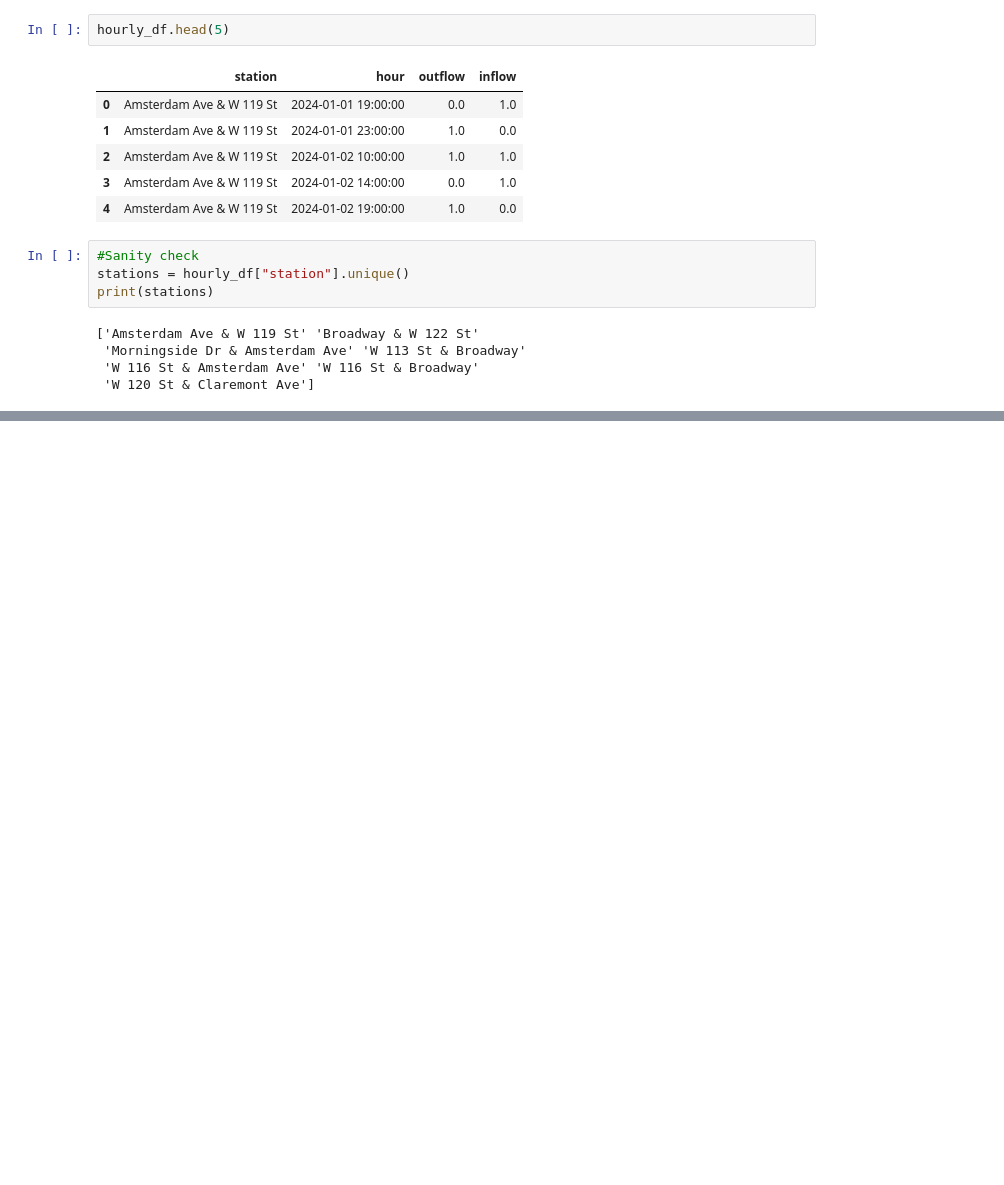
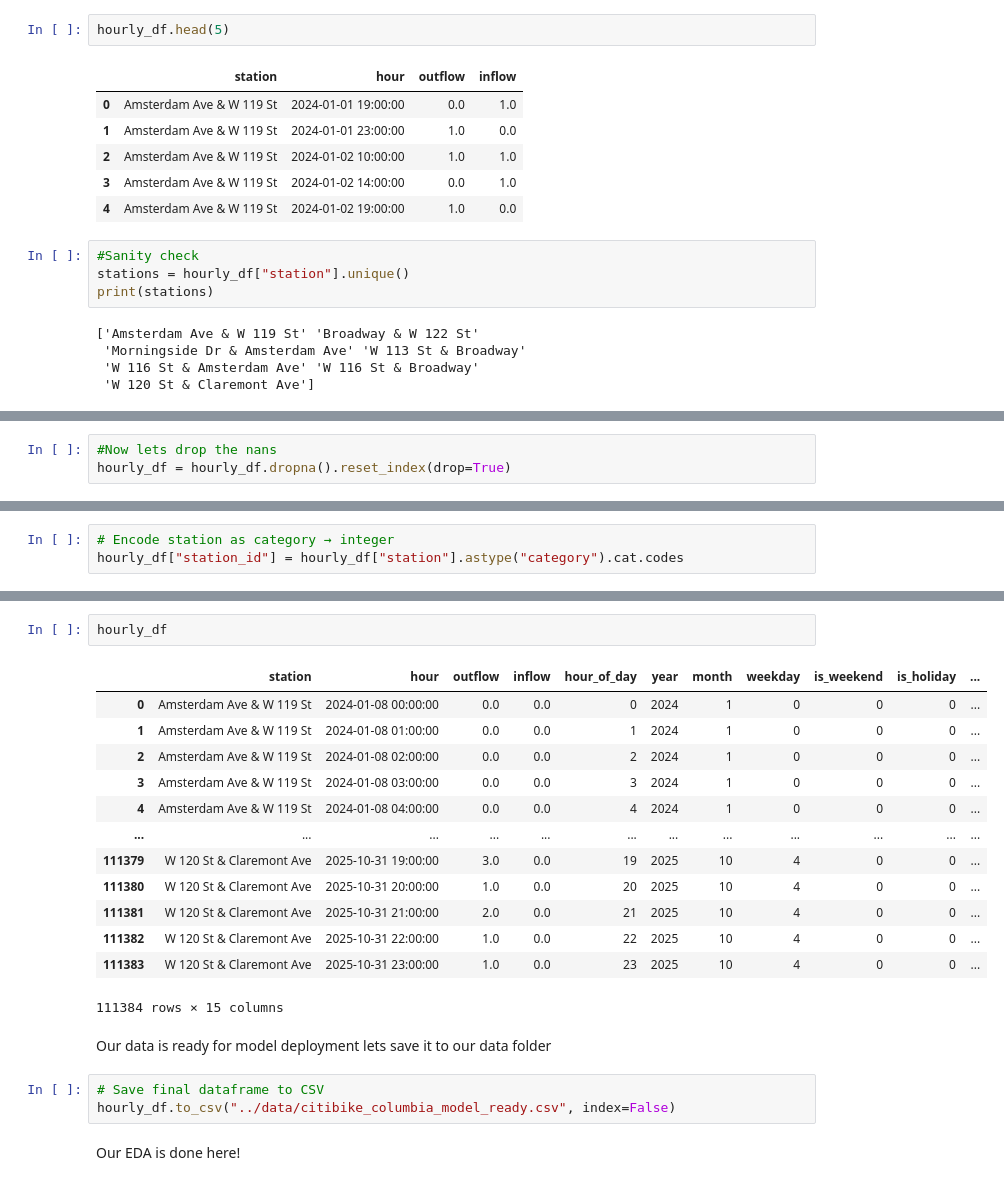
Before and after one commit to andrewsuh98/da-project-citibike, a Jupyter notebook: notebooks/EDA_component.ipynb, the cells around one changed output, grey strips where cells are left out. Cells and saved outputs as stored; diff of their text form; blank space fills up the shorter version.

Commit message:
EDA completed, df ready for model

```diff
--- a/notebooks/EDA_component.ipynb
+++ b/notebooks/EDA_component.ipynb
@@ -236,0 +282,3 @@ outflow_df[outflow_df["is_holiday"] == 1].sample(3)
+# %%
+#Now lets drop the nans
+hourly_df = hourly_df.dropna().reset_index(drop=True)
@@ -236,0 +309,3 @@ outflow_df[outflow_df["is_holiday"] == 1].sample(3)
+# %%
+# Encode station as category → integer
+hourly_df["station_id"] = hourly_df["station"].astype("category").cat.codes
@@ -236,0 +324,23 @@ outflow_df[outflow_df["is_holiday"] == 1].sample(3)
+# %%
+hourly_df
+# %% [output]
+|  | station | hour | outflow | inflow | hour_of_day | year | month | weekday | is_weekend | is_holiday | ... |
+| 0 | Amsterdam Ave & W 119 St | 2024-01-08 00:00:00 | 0.0 | 0.0 | 0 | 2024 | 1 | 0 | 0 | 0 | ... |
+| 1 | Amsterdam Ave & W 119 St | 2024-01-08 01:00:00 | 0.0 | 0.0 | 1 | 2024 | 1 | 0 | 0 | 0 | ... |
+| 2 | Amsterdam Ave & W 119 St | 2024-01-08 02:00:00 | 0.0 | 0.0 | 2 | 2024 | 1 | 0 | 0 | 0 | ... |
+| 3 | Amsterdam Ave & W 119 St | 2024-01-08 03:00:00 | 0.0 | 0.0 | 3 | 2024 | 1 | 0 | 0 | 0 | ... |
+| 4 | Amsterdam Ave & W 119 St | 2024-01-08 04:00:00 | 0.0 | 0.0 | 4 | 2024 | 1 | 0 | 0 | 0 | ... |
+| ... | ... | ... | ... | ... | ... | ... | ... | ... | ... | ... | ... |
+| 111379 | W 120 St & Claremont Ave | 2025-10-31 19:00:00 | 3.0 | 0.0 | 19 | 2025 | 10 | 4 | 0 | 0 | ... |
+| 111380 | W 120 St & Claremont Ave | 2025-10-31 20:00:00 | 1.0 | 0.0 | 20 | 2025 | 10 | 4 | 0 | 0 | ... |
+| 111381 | W 120 St & Claremont Ave | 2025-10-31 21:00:00 | 2.0 | 0.0 | 21 | 2025 | 10 | 4 | 0 | 0 | ... |
+| 111382 | W 120 St & Claremont Ave | 2025-10-31 22:00:00 | 1.0 | 0.0 | 22 | 2025 | 10 | 4 | 0 | 0 | ... |
+| 111383 | W 120 St & Claremont Ave | 2025-10-31 23:00:00 | 1.0 | 0.0 | 23 | 2025 | 10 | 4 | 0 | 0 | ... |
+111384 rows × 15 columns
+# %% [markdown]
+Our data is ready for model deployment lets save it to our data folder
+# %%
+# Save final dataframe to CSV
+hourly_df.to_csv("../data/citibike_columbia_model_ready.csv", index=False)
+# %% [markdown]
+Our EDA is done here!
```
Also changed, not shown: parts of 13 cells of this notebook.
